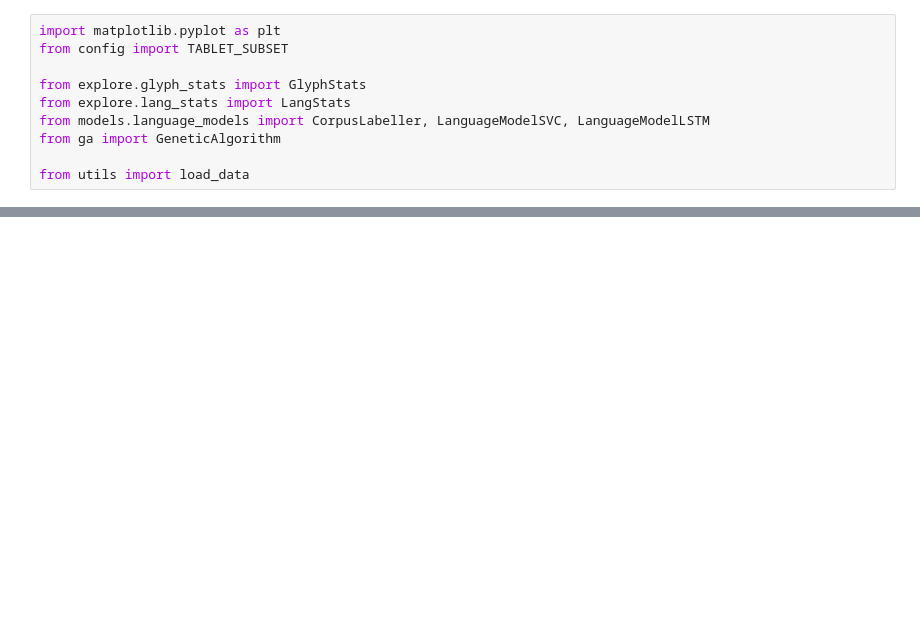
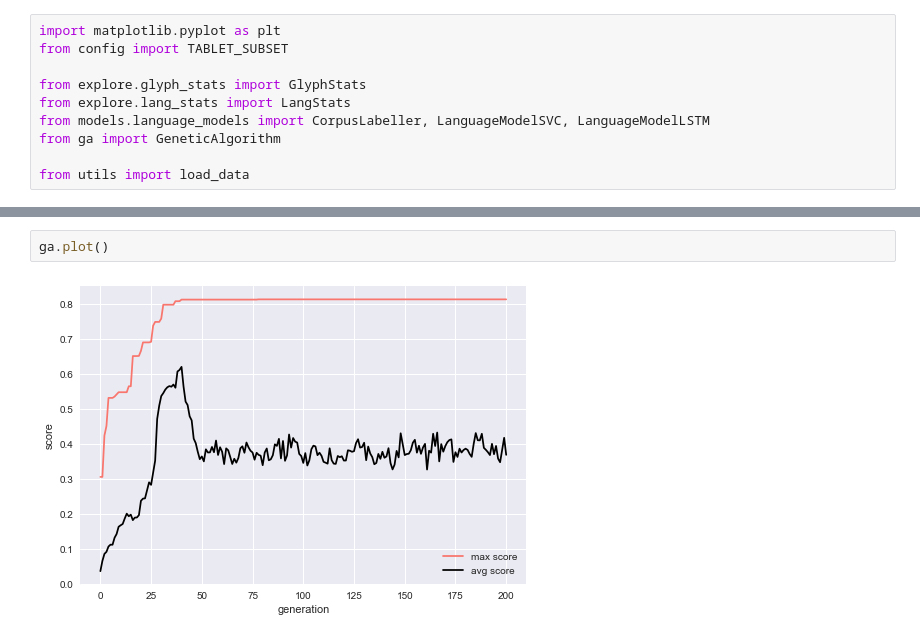
Before and after one commit to jgregoriods/rongopy, a Jupyter notebook: Untitled.ipynb, the cells around one changed output, grey strips where cells are left out. Saved outputs shown, nothing was run; the diff lists cells and outputs as text; blank space fills up the shorter version.

```diff
--- a/Untitled.ipynb
+++ b/Untitled.ipynb
@@ -98,0 +93,4 @@ Generation 71   Best: 0.8898981213569641        Avg: 0.64722579717636113
+# %%
+ga.plot()
+# %% [output]
+[figure, added]
```
Also changed, not shown: parts of 7 cells of this notebook, 4 other files.
